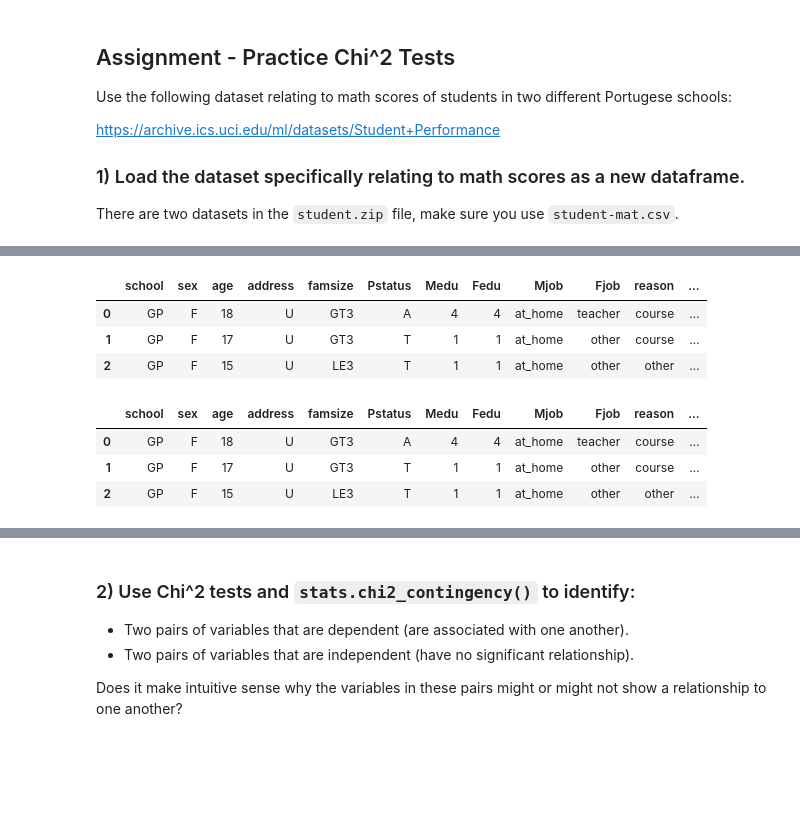
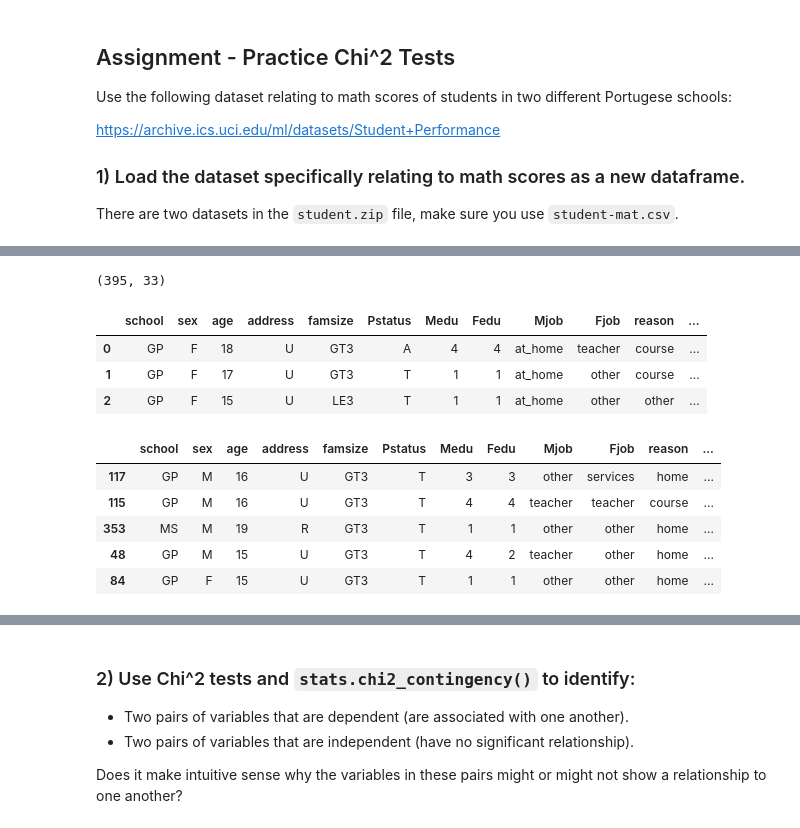
Before and after one commit to yestrella14/DS-Unit-1-Sprint-2-Statistics, a Jupyter notebook: LS_DS_122_Chi2_Tests_Assignment.ipynb, the cells around one changed output, grey strips where cells are left out. Saved outputs shown, nothing was run; the diff lists cells and outputs as text; code cells hidden in the pictures; blank space fills up the shorter version.

```diff
--- a/LS_DS_122_Chi2_Tests_Assignment.ipynb
+++ b/LS_DS_122_Chi2_Tests_Assignment.ipynb
@@ -40,17 +39,15 @@ import pandas as pd
 #Read the dataset
 
 students1 = pd.read_csv('student-mat.csv', sep=';')
+print(students1.shape)
 students1.head(3)
 # %% [output]
+(395, 33)
 |  | school | sex | age | address | famsize | Pstatus | Medu | Fedu | Mjob | Fjob | reason | ... |
 | 0 | GP | F | 18 | U | GT3 | A | 4 | 4 | at_home | teacher | course | ... |
 | 1 | GP | F | 17 | U | GT3 | T | 1 | 1 | at_home | other | course | ... |
 | 2 | GP | F | 15 | U | LE3 | T | 1 | 1 | at_home | other | other | ... |
 # %%
-students2 = pd.read_csv('student-por.csv', sep=';')
-students2.head(3)
+#students2 = pd.read_csv('student-por.csv', sep=';')
+#print(students2.shape)
+#students2.head(3)
-# %% [output]
-|  | school | sex | age | address | famsize | Pstatus | Medu | Fedu | Mjob | Fjob | reason | ... |
-| 0 | GP | F | 18 | U | GT3 | A | 4 | 4 | at_home | teacher | course | ... |
-| 1 | GP | F | 17 | U | GT3 | T | 1 | 1 | at_home | other | course | ... |
-| 2 | GP | F | 15 | U | LE3 | T | 1 | 1 | at_home | other | other | ... |
@@ -56,0 +58,9 @@ students2.head(3)
+# %%
+students1.sample(5)
+# %% [output]
+|  | school | sex | age | address | famsize | Pstatus | Medu | Fedu | Mjob | Fjob | reason | ... |
+| 117 | GP | M | 16 | U | GT3 | T | 3 | 3 | other | services | home | ... |
+| 115 | GP | M | 16 | U | GT3 | T | 4 | 4 | teacher | teacher | course | ... |
+| 353 | MS | M | 19 | R | GT3 | T | 1 | 1 | other | other | home | ... |
+| 48 | GP | M | 15 | U | GT3 | T | 4 | 2 | teacher | other | home | ... |
+| 84 | GP | F | 15 | U | GT3 | T | 1 | 1 | other | other | home | ... |
```
Also changed, not shown: parts of 14 cells of this notebook.
